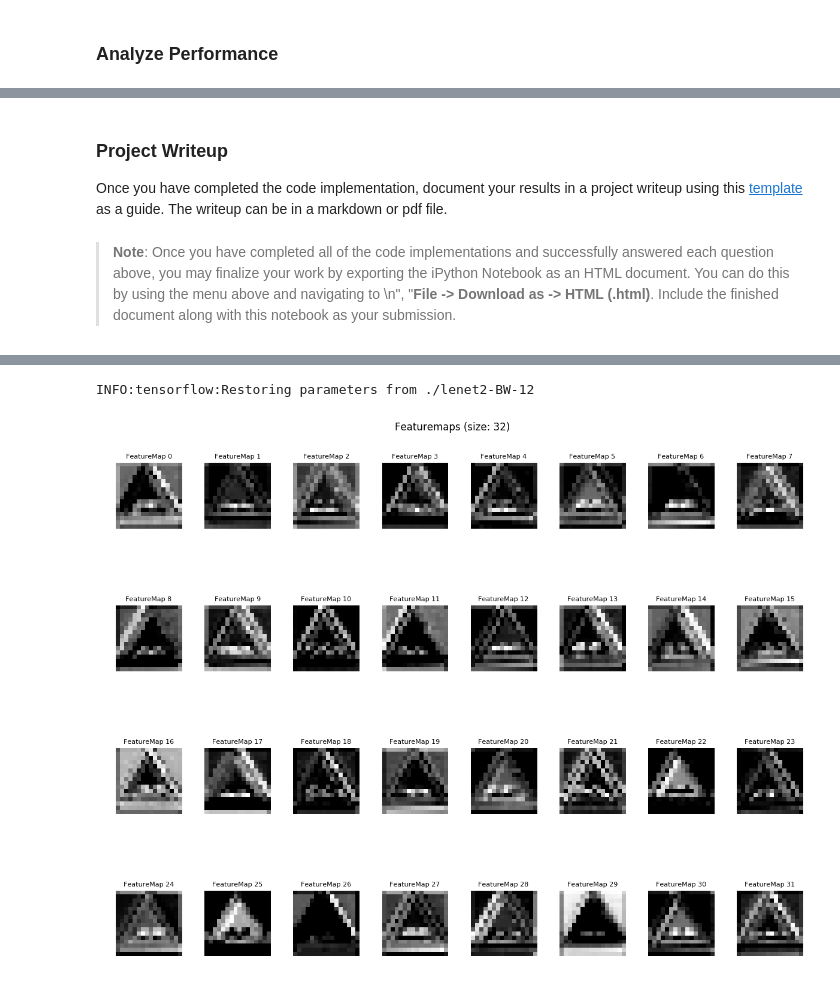
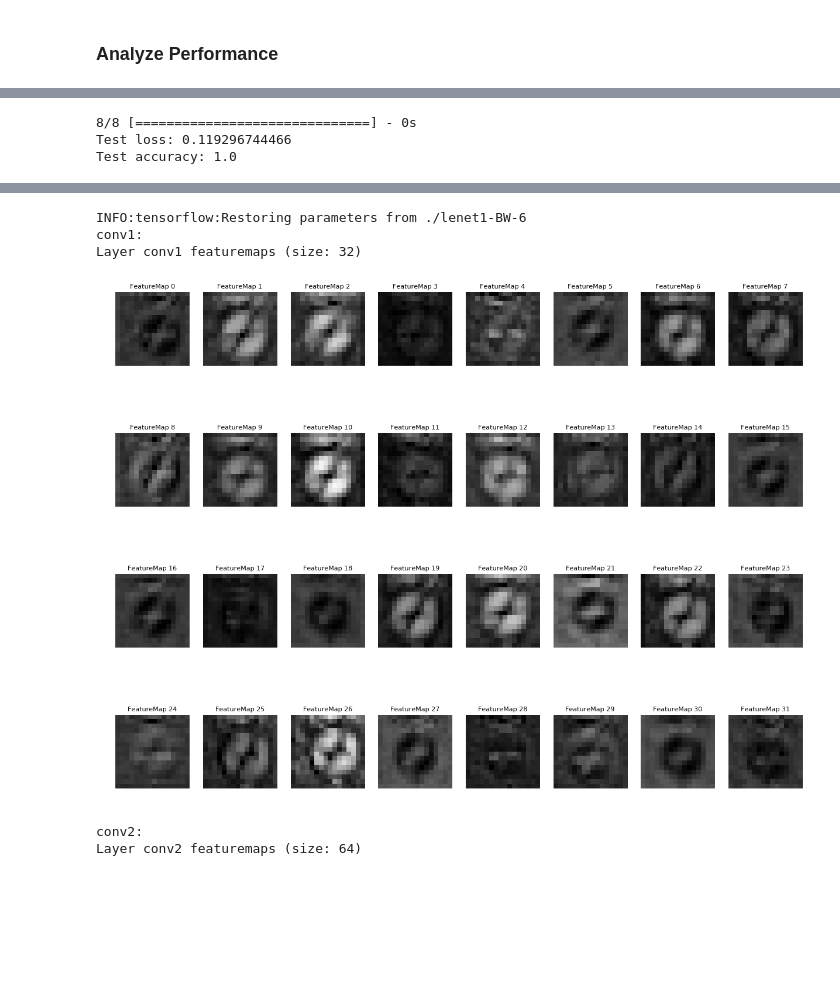
Before and after one commit to da-phil/SDC-Traffic-Sign-Classifier-Project, a Jupyter notebook: Traffic_Sign_Classifier.ipynb, the cells around one changed output, grey strips where cells are left out. Cells and saved outputs as stored; diff of their text form; code cells hidden in the pictures; blank space fills up the shorter version.

Commit message:
current version of notebook

```diff
--- a/Traffic_Sign_Classifier.ipynb
+++ b/Traffic_Sign_Classifier.ipynb
@@ -502,8 +658,0 @@ def LeNet2(x, keep_prob):
-# %%
-def rate_calc(accuracy, rate_start):
-    return rate_start - accuracy*rate_start
-accuracy = np.arange(0.01, 1.0, 0.01)
-fig = plt.figure(figsize=(6,2))
-plt.plot(accuracy, rate_calc(accuracy, 0.001))
-plt.xlabel("accuracy"), plt.ylabel("learning rate")
-plt.grid(), plt.show()
@@ -705,7 +828,7 @@ import matplotlib.image as mpimg
 import scipy
 
 test_images = []
-test_labels = [22, 25, 27, 25, 25, 12, 23]
+test_labels = [22, 27, 14, 25, 25, 12, 23, 27]
 img_src_folder = "extra-examples/"
 imagefile_list = sorted(os.listdir(img_src_folder))
 for count, imagefile in enumerate(imagefile_list):
@@ -714,12 +837,11 @@ for count, imagefile in enumerate(imagefile_list):
     ax = plt.subplot(1, len(imagefile_list), count+1)
     ax.set_title(imagefile, fontdict={'fontsize': 8})
     ax.set_axis_off()
-    ax.imshow(img) #, cmap=imshow_cmap)
+    ax.imshow(img)
     test_images.append(img)
-
 plt.show(True)
 
 # equalize and normalize data
 test_images_norm = equalize_dataset(np.array(test_images), colorspace)
-test_images_norm = center_normaize(test_images_norm, X_mean, X_std)
+test_images_norm = center_normalize(test_images_norm, X_mean, X_std)
 # %% [output]
@@ -804,0 +926,5 @@ Class 18 -                                    General caution: 0.19%
+# %%
+top = tf.nn.top_k(LeNet3.predict(test_images_norm), k=5)
+
+with tf.Session() as sess:
+    print(sess.run(top))
@@ -863,10 +961,11 @@ Looking just at the first row we get `[ 0.34763842,  0.24879643,  0.12789202]`,
-# %% [markdown]
-### Project Writeup
-
-Once you have completed the code implementation, document your results in a project writeup using this [template](https://github.com/udacity/CarND-Traffic-Sign-Classifier-Project/blob/master/writeup_template.md) as a guide. The writeup can be in a markdown or pdf file.
-# %% [markdown]
-> **Note**: Once you have completed all of the code implementations and successfully answered each question above, you may finalize your work by exporting the iPython Notebook as an HTML document. You can do this by using the menu above and navigating to  \n",
-    "**File -> Download as -> HTML (.html)**. Include the finished document along with this notebook as your submission.
+# %%
+score = LeNet3.evaluate(test_images_norm, keras.utils.to_categorical(test_labels, n_classes), verbose=1)
+print('Test loss:', score[0])
+print('Test accuracy:', score[1])
+# %% [output]
+8/8 [==============================] - 0s
+Test loss: 0.119296744466
+Test accuracy: 1.0
 # %% [markdown]
 ---
 
@@ -895,40 +994,55 @@ For an example of what feature map outputs look like, check out NVIDIA's results
 # activation_min/max: can be used to view the activation contrast in more detail, by default matplot sets min and max to the actual min and max values of the output
 # plt_num: used to plot out multiple different weight feature map sets on the same block, just extend the plt number for each new feature map entry
 
-def outputFeatureMap(image_input, tf_activation, activation_min=-1, activation_max=-1 ,plt_num=1):
+def outputFeatureMap(image_input, tf_activations, activation_name=None, activation_min=-1, activation_max=1 ,plt_num=1):
     # Here make sure to preprocess your image_input in a way your network expects
     # with size, normalization, ect if needed
     # equalize and normalize data
     #image_input = equalize_dataset(image_input, colorspace)
-    #image_input = center_normaize(image_input, X_mean, X_std)
+    #image_input = center_normalize(image_input, X_mean, X_std)
 
-    # Note: x should be the same name as your network's tensorflow data placeholder variable
-    # If you get an error tf_activation is not defined it may be having trouble accessing the variable from inside a function
-    activation = tf_activation.eval(session=sess, feed_dict={x: image_input})
+    if activation_name not in tf_activations:
+        print("Activation layer not found in given tf_activation list!")
+        return -1
+
+    activation = tf_activations[activation_name].eval(session=sess, feed_dict={x: image_input})
     featuremaps = activation.shape[3]
     plt.figure(plt_num, figsize=(12,10))
-    plt.suptitle("Featuremaps (size: %d)" % featuremaps, fontsize=12)
+    #plt.suptitle("Featuremaps (size: %d)" % featuremaps, fontsize=12)
+    print("Layer %s featuremaps (size: %d)" % (activation_name, featuremaps))
+
     for featuremap in range(featuremaps):
         ax = plt.subplot(featuremaps//8, 8, featuremap+1) # sets the number of feature maps to show on each row and column
         #plt.title('FeatureMap ' + str(featuremap)) # displays the feature map number
         ax.set_title('FeatureMap ' + str(featuremap), fontdict={'fontsize': 8})
         ax.set_axis_off()
         if activation_min != -1 and activation_max != -1:
             ax.imshow(activation[0,:,:, featuremap], interpolation="nearest", vmin =activation_min, vmax=activation_max, cmap="gray")
         elif activation_max != -1:
             ax.imshow(activation[0,:,:, featuremap], interpolation="nearest", vmax=activation_max, cmap="gray")
         elif activation_min !=-1:
             ax.imshow(activation[0,:,:, featuremap], interpolation="nearest", vmin=activation_min, cmap="gray")
         else:
             ax.imshow(activation[0,:,:, featuremap], interpolation="nearest", cmap="gray")
 
-    plt.tight_layout()
+    plt.tight_layout(h_pad=0.01, w_pad=0.01, pad=0.1)
+    plt.show()
 
 
 with tf.Session() as sess:
     saver.restore(sess, tf.train.latest_checkpoint('.'))
     net = LeNet2(x, keep_prob)
-    outputFeatureMap(test_images_norm, net["conv1"])
+    X_train_batch, y_train_batch = datagen.flow(X_train_norm, y_train, batch_size=1000, shuffle=True).next()
+    print("conv1:")
+    #outputFeatureMap(X_train_norm[class_indexes_train[0][0]], net, "conv1")
+    outputFeatureMap(X_train_norm, net, "conv1")
+    print("conv2:")
+    #outputFeatureMap(X_train_norm[class_indexes_train[0][0]], net, "conv2")
+    outputFeatureMap(X_train_norm, net, "conv2")
 # %% [output]
-INFO:tensorflow:Restoring parameters from ./lenet2-BW-12
+INFO:tensorflow:Restoring parameters from ./lenet1-BW-6
+conv1:
+Layer conv1 featuremaps (size: 32)
-[figure, old version]
+[figure, new version]
+conv2:
+Layer conv2 featuremaps (size: 64)
```
Also changed, not shown: parts of 27 cells of this notebook.
